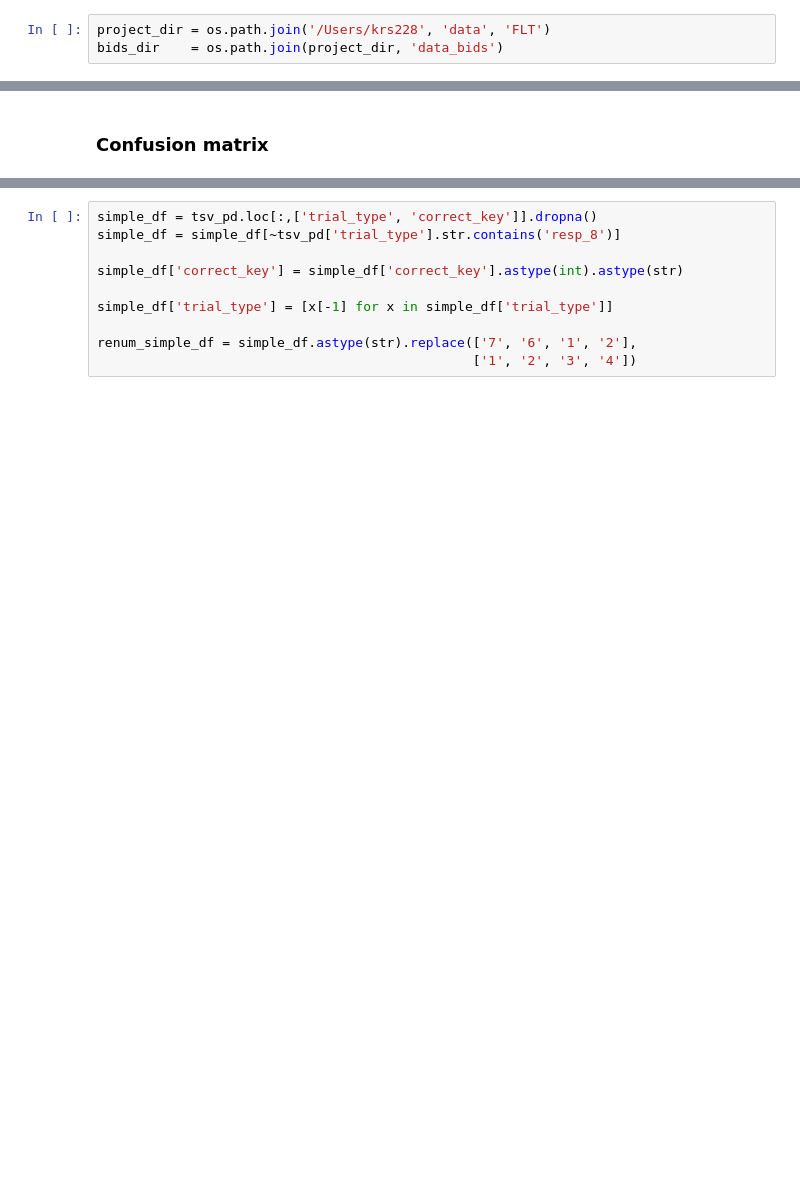
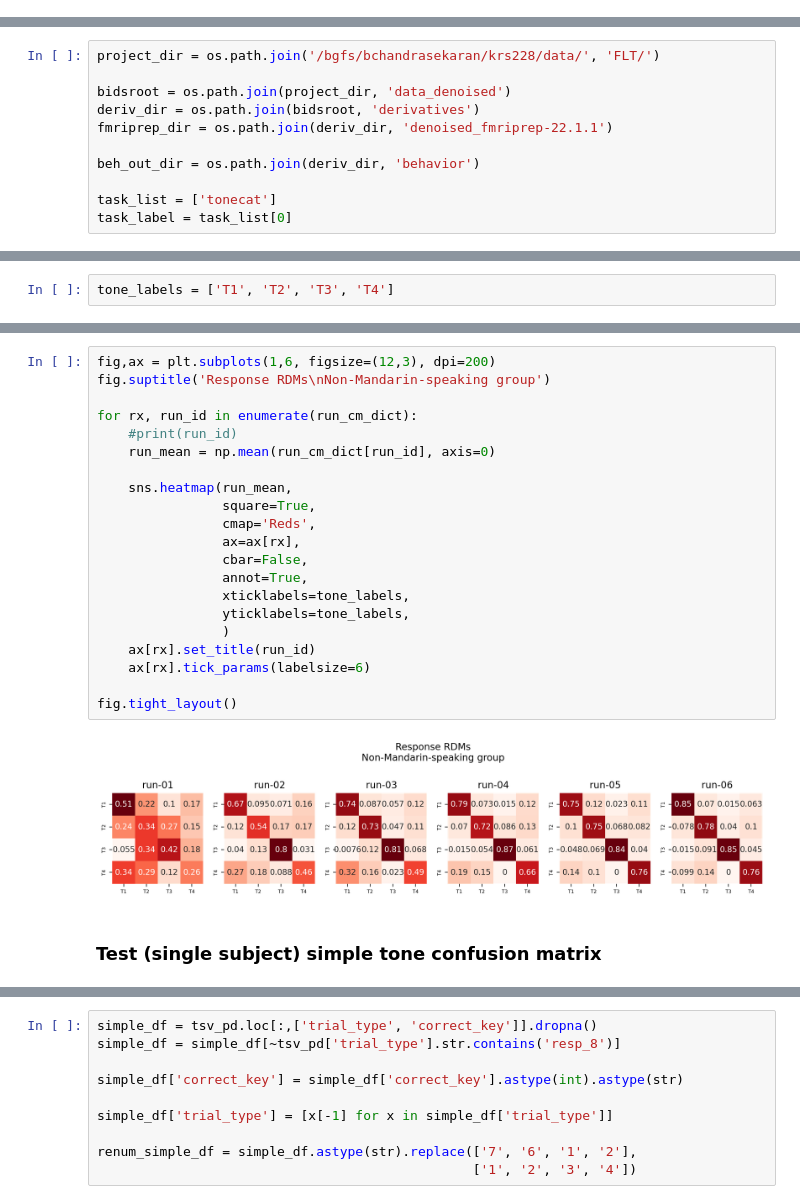
Before and after one commit to sitek/auditory_category_learning, a Jupyter notebook: behav_conversion/behavior_analysis.ipynb, the cells around one changed output, grey strips where cells are left out. Saved outputs shown, nothing was run; the diff lists cells and outputs as text; blank space fills up the shorter version.

```diff
--- a/behav_conversion/behavior_analysis.ipynb
+++ b/behav_conversion/behavior_analysis.ipynb
@@ -18,3 +12,0 @@ sub_list = sub_list_mand + sub_list_nman
-# %%
-project_dir = os.path.join('/Users/krs228', 'data', 'FLT')
-bids_dir    = os.path.join(project_dir, 'data_bids')
@@ -34,0 +13,11 @@ run-01
+# %%
+project_dir = os.path.join('/bgfs/bchandrasekaran/krs228/data/', 'FLT/')
+
+bidsroot = os.path.join(project_dir, 'data_denoised')
+deriv_dir = os.path.join(bidsroot, 'derivatives')
+fmriprep_dir = os.path.join(deriv_dir, 'denoised_fmriprep-22.1.1')
+
+beh_out_dir = os.path.join(deriv_dir, 'behavior')
+
+task_list = ['tonecat']
+task_label = task_list[0]
@@ -34,0 +47,2 @@ run-01
+# %%
+tone_labels = ['T1', 'T2', 'T3', 'T4']
@@ -35,2 +175,25 @@ run-01
+# %%
+fig,ax = plt.subplots(1,6, figsize=(12,3), dpi=200)
+fig.suptitle('Response RDMs\nNon-Mandarin-speaking group')
+
+for rx, run_id in enumerate(run_cm_dict):
+    #print(run_id)
+    run_mean = np.mean(run_cm_dict[run_id], axis=0)
+
+    sns.heatmap(run_mean,
+                square=True,
+                cmap='Reds',
+                ax=ax[rx],
+                cbar=False,
+                annot=True,
+                xticklabels=tone_labels,
+                yticklabels=tone_labels,
+                )
+    ax[rx].set_title(run_id)
+    ax[rx].tick_params(labelsize=6)
+
+fig.tight_layout()
+# %% [output]
+[figure, added]
 # %% [markdown]
-### Confusion matrix
+### Test (single subject) simple tone confusion matrix
```
Also changed, not shown: parts of 39 cells of this notebook, 49 other files.
